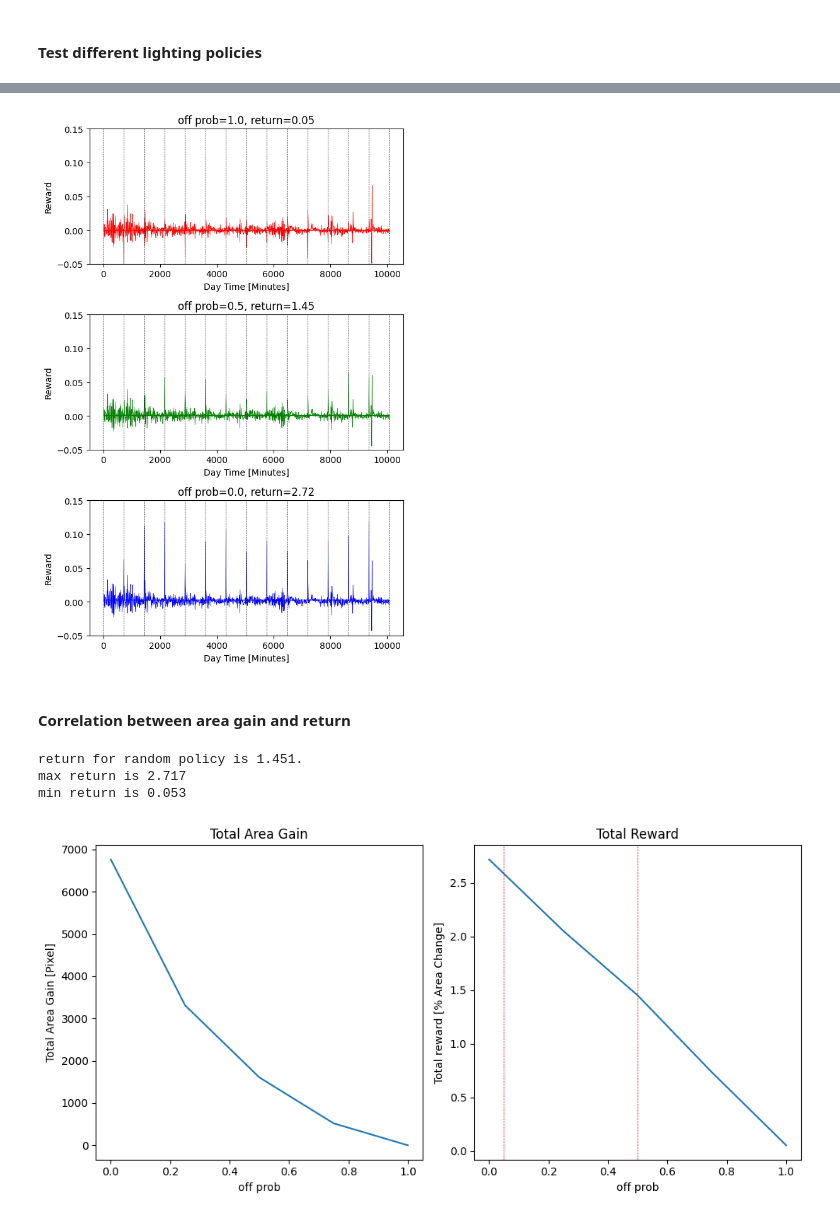
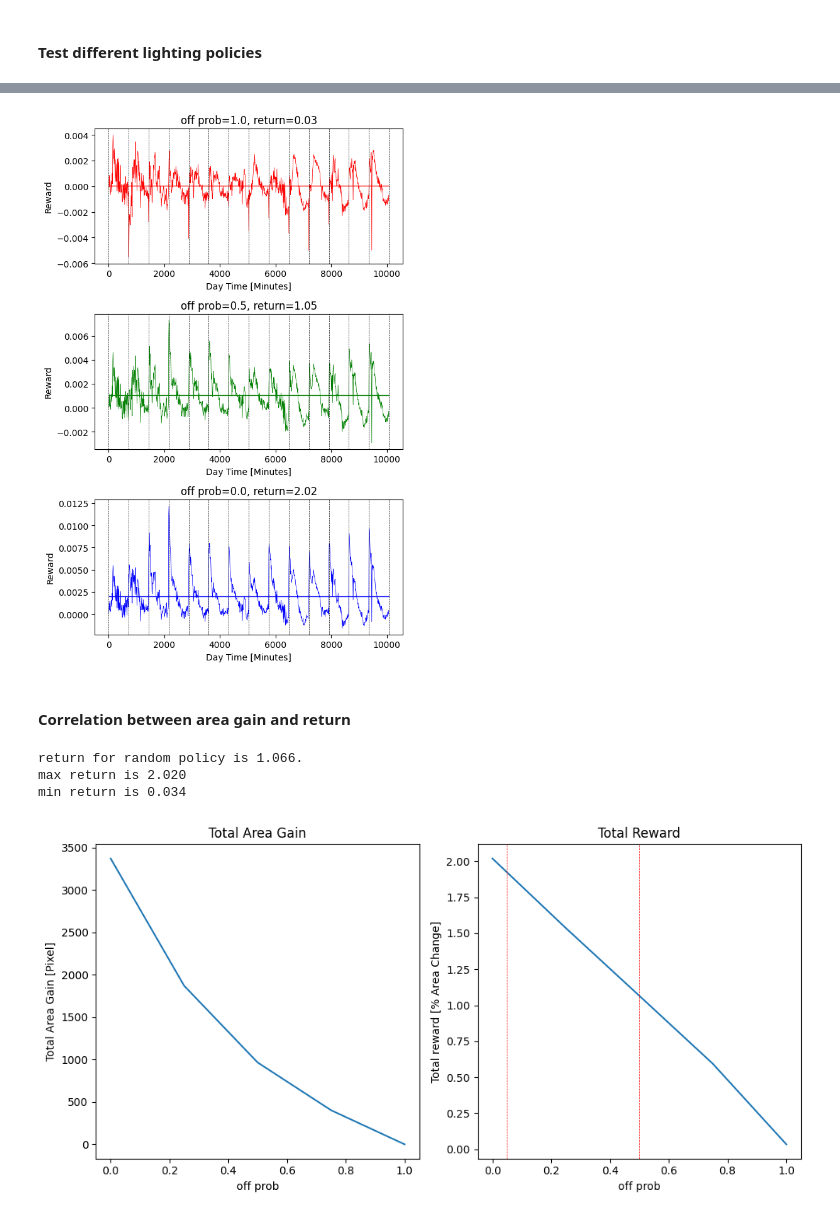
Before and after one commit to steventango/plant-rl, a Jupyter notebook: analysis/test_MultiPlantSim.ipynb, the cells around one changed output, grey strips where cells are left out. Drawn from its saved outputs; the diff is of its cells as text; code cells hidden in the pictures.

Commit message:
updated plant simulator and relevant scripts

```diff
--- a/analysis/test_MultiPlantSim.ipynb
+++ b/analysis/test_MultiPlantSim.ipynb
@@ -3,7 +3,7 @@ from environments.PlantSimulator import PlantSimulator_Binary
 import numpy as np
 import matplotlib.pyplot as plt
 # %%
-env = PlantSimulator_Binary(num_plants=32, lag=1, stride=1, actions=[0, 1], action_effects=[1.0, 0.0])
+env = PlantSimulator(num_plants=32, lag=1, stride=1, last_day=14, trace_decay_rate=0.9)
 print(env.terminal_step)
 # %% [output]
 1007
@@ -14,7 +14,7 @@ COLORS = ['r', 'g']
 LABELS = ['light off from day 8 to 10', 'light on always']
 fig, ax = plt.subplots(2, 1, figsize=(6,6))
 
-policy1 = np.hstack([np.ones(int(env.steps_per_day*7)), np.zeros(int(env.steps_per_day*3)), np.ones(int(env.terminal_step-env.steps_per_day*10))])
+policy1 = np.hstack([np.ones(int(env.steps_per_day*7))*2, np.zeros(int(env.steps_per_day*3)), np.ones(int(env.terminal_step-env.steps_per_day*10))])
 policy2 = np.ones(env.terminal_step)
 policy = [policy1, policy2]
 
@@ -37,7 +37,6 @@ for i in range(2):
     ax[i].set_title(LABELS[i])
     ax[i].set_xlabel('Day Time [Minutes]')
     ax[i].set_ylabel('Reward')
-    ax[i].set_ylim(-0.05, 0.15)
 
 for i in range(int(len(R)/env.steps_per_day)+2):
     ax[0].axvline(x = env.steps_per_day*i*env.interval/60, color='k', linestyle='--', linewidth=0.5)
@@ -49,34 +54,33 @@ fig.tight_layout()
 # %%
 COLORS = ['r', 'g', 'b']
 off_prob = [1, 0.5, 0]
 fig, ax = plt.subplots(3, 1, figsize=(6,9))
 for i in range(len(off_prob)):
     env.start()
     R = []  # reward
     for _ in range(env.terminal_step):
         reward, next_state, done, info = env.step(np.random.choice([0, 1], p=[off_prob[i], 1-off_prob[i]]))
         R.append(reward)
 
     # Plot reward history
     # Moving average (optional)
     window_size = 1
     R = np.convolve(R, np.ones(window_size)/window_size, mode='valid')
 
     ax[i].plot(np.arange(1, len(R)+1)*env.interval/60, R, color=COLORS[i], linewidth=0.5)
     ax[i].plot(np.arange(1, len(R)+1)*env.interval/60, np.ones(len(R))*np.mean(R), color=COLORS[i], linewidth=1)
     ax[i].set_title(f'off prob={off_prob[i]:.1f}, return={np.sum(R):.2f}')
     ax[i].set_xlabel('Day Time [Minutes]')
     ax[i].set_ylabel('Reward')
-    ax[i].set_ylim(-0.05, 0.15)
 
 for i in range(int(len(R)/env.steps_per_day)+2):
     ax[0].axvline(x = env.steps_per_day*i*env.interval/60, color='k', linestyle='--', linewidth=0.5)
     ax[1].axvline(x = env.steps_per_day*i*env.interval/60, color='k', linestyle='--', linewidth=0.5)
     ax[2].axvline(x = env.steps_per_day*i*env.interval/60, color='k', linestyle='--', linewidth=0.5)
 
 fig.tight_layout()
 # %% [output]
-[figure, old version]
+[figure, new version]
 # %% [markdown]
 #### Correlation between area gain and return
 # %%
@@ -114,7 +118,7 @@ ax[1].set_ylabel('Total reward [% Area Change]')
 
 fig.tight_layout()
 # %% [output]
-return for random policy is 1.451.
-max return is 2.717
-min return is 0.053
+return for random policy is 1.066.
+max return is 2.020
+min return is 0.034
-[figure, old version]
+[figure, new version]
```
Also changed, not shown: parts of 3 cells of this notebook, 9 other files.
